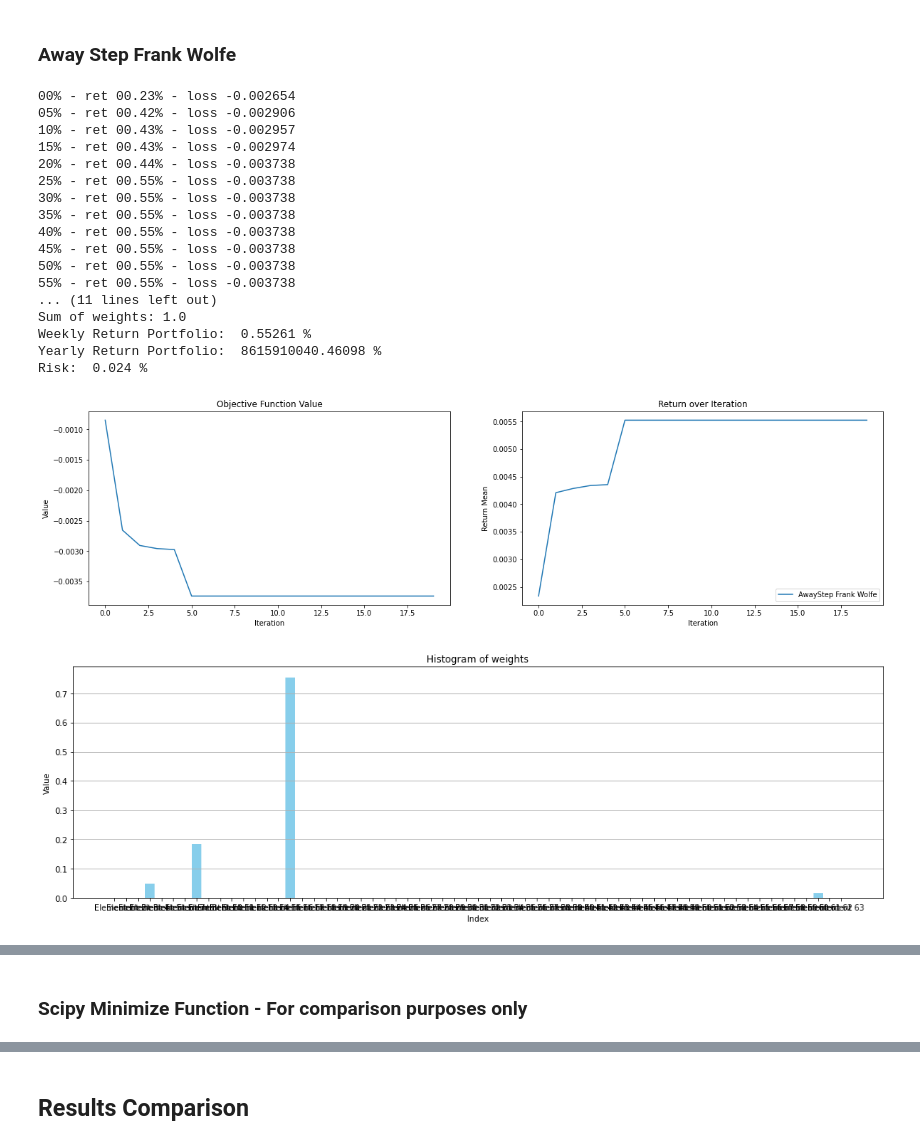
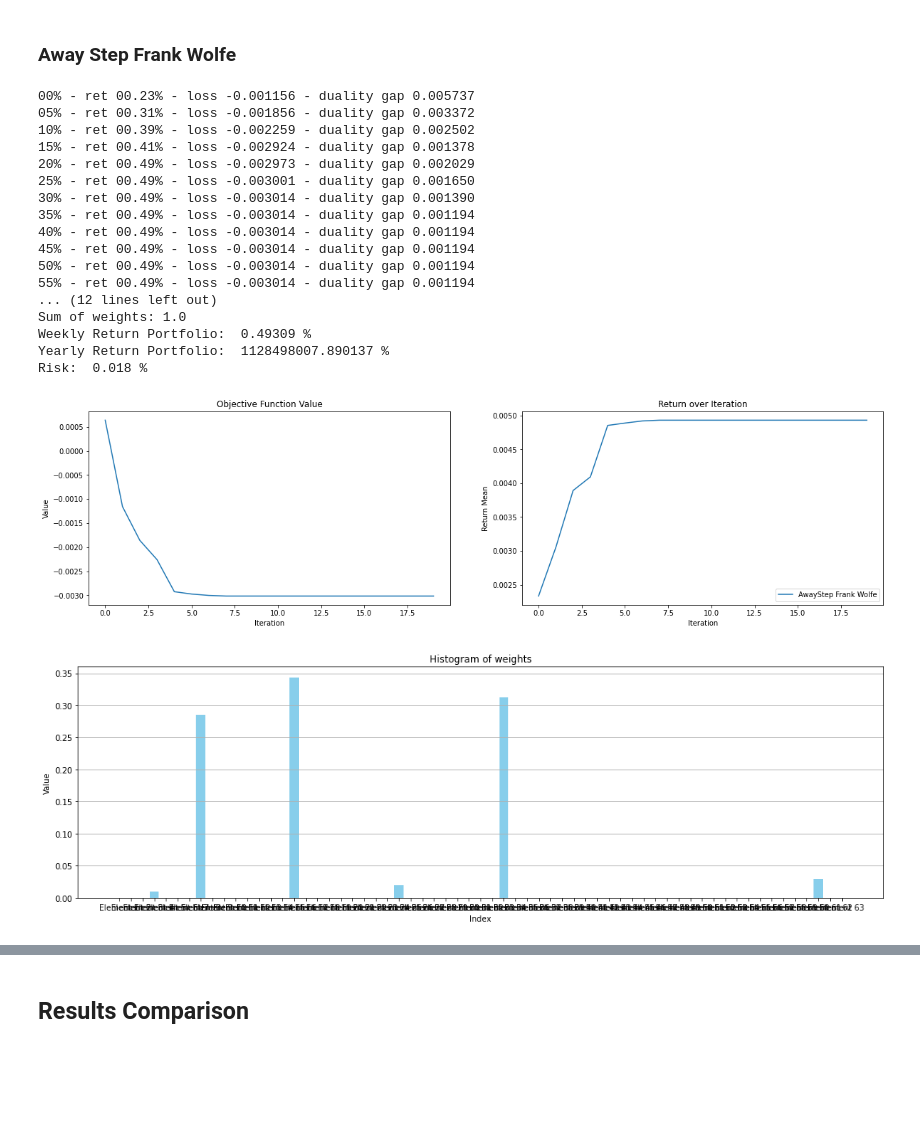
Before and after one commit to RobEngin/Methods-for-Portfolio-Optimization, a Jupyter notebook: opt-project.ipynb, the cells around one changed output, grey strips where cells are left out. Cells and saved outputs as stored; diff of their text form; code cells hidden in the pictures; blank space fills up the shorter version.

```diff
--- a/opt-project.ipynb
+++ b/opt-project.ipynb
@@ -291,7 +292,7 @@ def gradient(weights, ret_mean, cov, RISK_AVERSION):
 # %% [markdown]
 ## Frank-Wolfe and Pairwise Frank-Wolfe over the Markowitz portfolio problems
 # %%
-RISK_AVERSION = 3
+RISK_AVERSION = 6
 # %%
 # Linear Minimization Oracle (LMO)
 def linearMinimizationOracle(grad):
@@ -373,12 +382,13 @@ Wall time: 941 ms
 # %% [markdown]
 ### PairWise Frank Wolfe
 # %%
-%%time
+start_time = time.time()
 
 ITERATIONS = 20
 
 loss_values_pw = []
 returns_iteration_pw = []
+duality_gaps_pw = []
 
 weights = np.ones(nStocks) / nStocks
 
@@ -399,6 +409,15 @@ for itr in range(ITERATIONS):
     direction[i] = 1
     direction[j] = -1
 
+    # Calculate duality gap
+    gap = duality_gap(weights, grad)
+    duality_gaps_pw.append(gap)
+
+    # Check for convergence with duality gap
+    if np.linalg.norm(grad) < 1e-6 or gap < 1e-6:
+        print(f"\nConverged at iteration {itr} with duality gap {gap:.6f}")
+        break
+
     gamma = line_search(weights, direction, mean_returns, cov_matrix, RISK_AVERSION)
 
     weights += gamma * direction
@@ -410,9 +429,12 @@ for itr in range(ITERATIONS):
         break
 
     if itr % (ITERATIONS * 0.05) == 0:
-        print(f" - ret {(returns_iteration_pw[-1])*100:05.2f}% - loss {loss(weights, mean_returns, cov_matrix, RISK_AVERSION):05.6f}")
+        print(f" - ret {(returns_iteration_pw[-1])*100:05.2f}% - loss {loss(weights, mean_returns, cov_matrix, RISK_AVERSION):05.6f} - duality gap {gap:.6f}")
 
 optimal_weights_pw = weights
 
+end_time = time.time()
+wall_time_pw = round((end_time - start_time) * 1000)
+print(f"Wall time: {wall_time_pw} ms")
 plot_results(loss_values_pw, returns_iteration_pw, optimal_weights_pw, 'PairWise Frank Wolfe')
 # %% [output]
@@ -440,12 +460,13 @@ Wall time: 812 ms
 # %% [markdown]
 ### Away Step Frank Wolfe
 # %%
-%%time
+start_time = time.time()
 
 ITERATIONS = 20
 
 loss_values_aw = []
 returns_iteration_aw = []
+duality_gaps_aw = []
 
 weights = np.ones(nStocks) / nStocks
 V = [weights.copy()]
@@ -475,49 +496,61 @@ for itr in range(ITERATIONS):
         step_size = min(1.0, max_step_size)  # Away step
 
     # Store values for plotting
     loss_values_aw.append(loss(weights, mean_returns, cov_matrix, RISK_AVERSION))
     returns_iteration_aw.append(checkMeanRet(weights, mean_returns))
 
+    # Calculate duality gap
+    gap = duality_gap(weights, grad)
+    duality_gaps_aw.append(gap)
+
+    # Check for convergence with duality gap
+    if np.linalg.norm(grad) < 1e-6 or gap < 1e-6:
+        print(f"\nConverged at iteration {itr} with duality gap {gap:.6f}")
+        break
+
     gamma = line_search(weights, direction, mean_returns, cov_matrix, RISK_AVERSION)
     gamma = min(gamma, step_size)
 
     weights += gamma * direction
     weights = np.clip(weights, 0, 1)
     weights /= np.sum(weights)
 
     # Add new vertex
     if np.array_equal(direction, d_fw):
         V.append(s.copy())
     else:
         if step_size == max_step_size and len(V) > 1:
             V.pop(j)  # Remove vertex
 
     if np.linalg.norm(grad) < 1e-6:
         break
 
     if itr % (ITERATIONS * 0.05) == 0:
-        print(f" - ret {(returns_iteration_aw[-1])*100:05.2f}% - loss {loss(weights, mean_returns, cov_matrix, RISK_AVERSION):05.6f}")
+        print(f" - ret {(returns_iteration_aw[-1])*100:05.2f}% - loss {loss(weights, mean_returns, cov_matrix, RISK_AVERSION):05.6f} - duality gap {gap:.6f}")
 
 optimal_weights_aw = weights
 
+end_time = time.time()
+wall_time_aw = round((end_time - start_time) * 1000)
+print(f"Wall time: {wall_time_aw} ms")
 plot_results(loss_values_aw, returns_iteration_aw, optimal_weights_aw, 'AwayStep Frank Wolfe')
 # %% [output]
-00% - ret 00.23% - loss -0.002654
-05% - ret 00.42% - loss -0.002906
-10% - ret 00.43% - loss -0.002957
-15% - ret 00.43% - loss -0.002974
-20% - ret 00.44% - loss -0.003738
-25% - ret 00.55% - loss -0.003738
-30% - ret 00.55% - loss -0.003738
-35% - ret 00.55% - loss -0.003738
-40% - ret 00.55% - loss -0.003738
-45% - ret 00.55% - loss -0.003738
-50% - ret 00.55% - loss -0.003738
-55% - ret 00.55% - loss -0.003738
-... (11 lines left out)
+00% - ret 00.23% - loss -0.001156 - duality gap 0.005737
+05% - ret 00.31% - loss -0.001856 - duality gap 0.003372
+10% - ret 00.39% - loss -0.002259 - duality gap 0.002502
+15% - ret 00.41% - loss -0.002924 - duality gap 0.001378
+20% - ret 00.49% - loss -0.002973 - duality gap 0.002029
+25% - ret 00.49% - loss -0.003001 - duality gap 0.001650
+30% - ret 00.49% - loss -0.003014 - duality gap 0.001390
+35% - ret 00.49% - loss -0.003014 - duality gap 0.001194
+40% - ret 00.49% - loss -0.003014 - duality gap 0.001194
+45% - ret 00.49% - loss -0.003014 - duality gap 0.001194
+50% - ret 00.49% - loss -0.003014 - duality gap 0.001194
+55% - ret 00.49% - loss -0.003014 - duality gap 0.001194
+... (12 lines left out)
 Sum of weights: 1.0
-Weekly Return Portfolio:  0.55261 %
-Yearly Return Portfolio:  8615910040.46098 %
-Risk:  0.024 %
+Weekly Return Portfolio:  0.49309 %
+Yearly Return Portfolio:  1128498007.890137 %
+Risk:  0.018 %
-[figure, old version]
+[figure, new version]
-[figure, old version]
+[figure, new version]
@@ -526,2 +556,0 @@ Wall time: 771 ms
-# %% [markdown]
-### Scipy Minimize Function - For comparison purposes only
```
Also changed, not shown: parts of 14 cells of this notebook, 1 other file.
